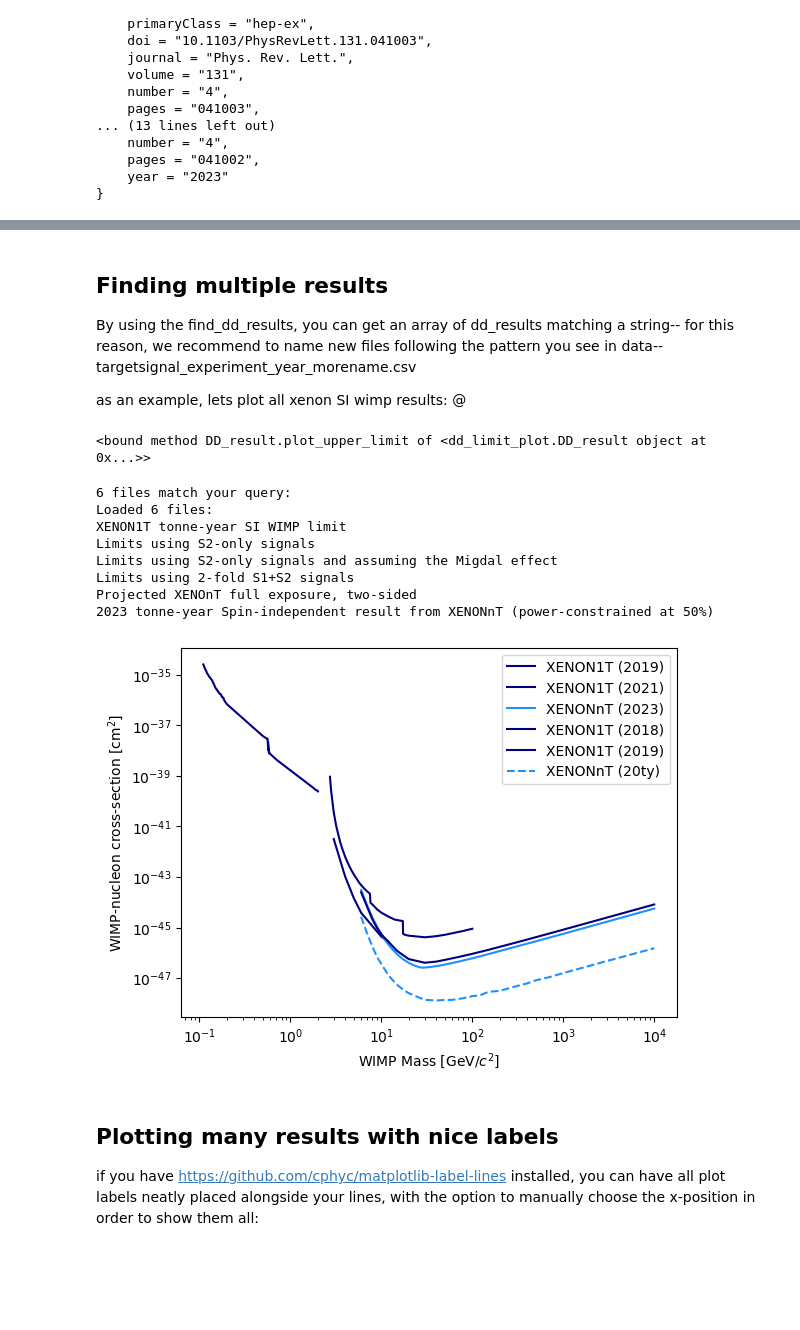
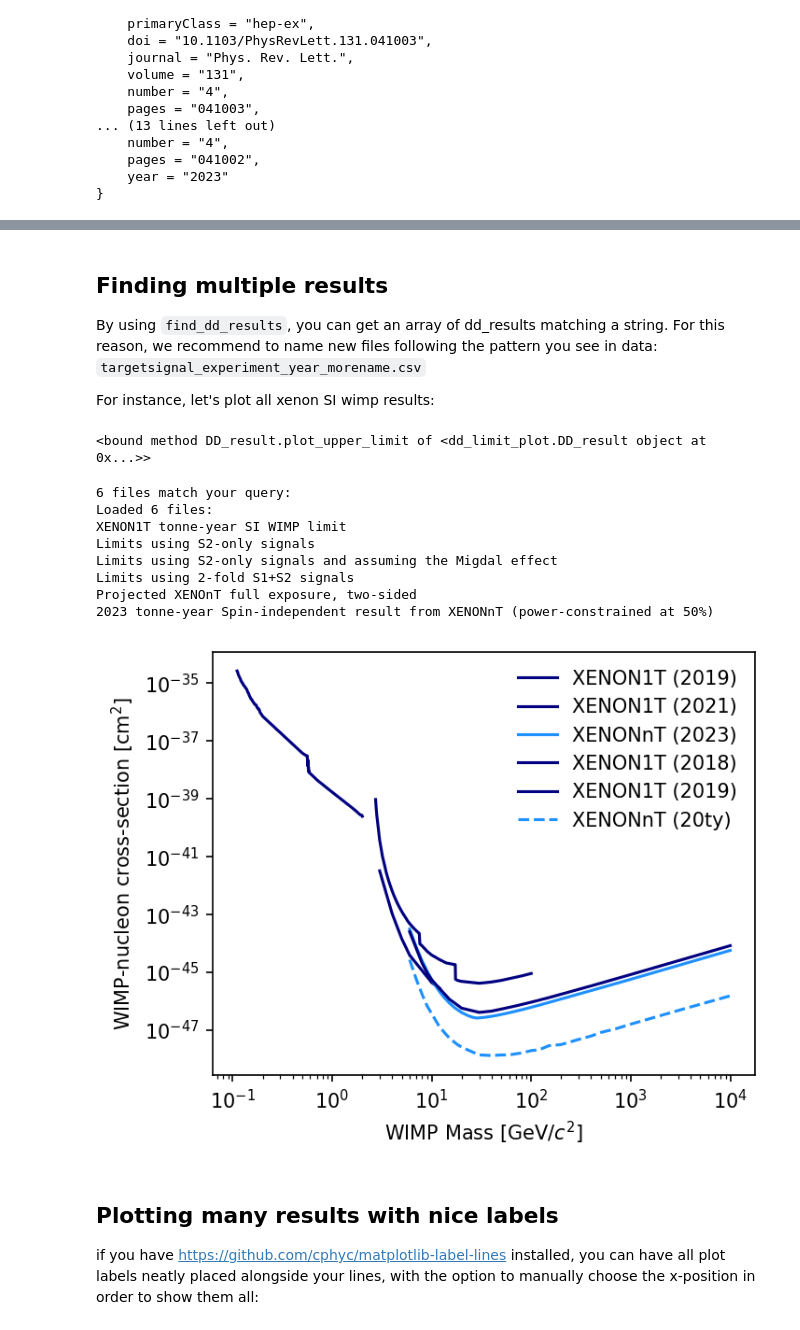
Before and after one commit to kdund/dd_limit_plot, a Jupyter notebook: notebooks/example_plot.ipynb, the cells around one changed output, grey strips where cells are left out. Saved outputs shown, nothing was run; the diff lists cells and outputs as text; code cells hidden in the pictures; blank space fills up the shorter version.

```diff
--- a/notebooks/example_plot.ipynb
+++ b/notebooks/example_plot.ipynb
@@ -83,9 +98,9 @@ plt.show()
 ## Finding multiple results
 
 
-   By using the find_dd_results, you can get an array of dd_results matching a string-- for this reason, we recommend to name new files following the pattern you see in data-- targetsignal_experiment_year_morename.csv
+By using `find_dd_results`, you can get an array of dd_results matching a string. For this reason, we recommend to name new files following the pattern you see in data: `targetsignal_experiment_year_morename.csv`
 
-as an example, lets plot all xenon SI wimp results: @
+For instance, let's plot all xenon SI wimp results:
 # %%
 xenon_limit.plot_upper_limit
 # %% [output]
@@ -93,30 +108,30 @@ xenon_limit.plot_upper_limit
 # %%
 xenon_results = find_dd_results("WIMPSI_XENON*")
 
-plt.clf()
+fig = plt.subplots(figsize=(5,4), dpi=150)
 for k,result in xenon_results.items():
     try: #some of the files are projections that do not have upper limits
         result.plot_upper_limit(label=result.label)
     except:
         result.plot_sensitivity(label=result.label)
 
 
-plt.legend()
 plt.yscale("log")
 plt.xscale("log")
 plt.xlabel("WIMP Mass [GeV$/c^2$]")
 plt.ylabel("WIMP-nucleon cross-section [cm$^2$]")
+plt.legend(loc='upper right', fontsize='medium', frameon=False)
 plt.show()
 # %% [output]
 6 files match your query:
 Loaded 6 files:
 XENON1T tonne-year SI WIMP limit
 Limits using S2-only signals
 Limits using S2-only signals and assuming the Migdal effect
 Limits using 2-fold S1+S2 signals
 Projected XENOnT full exposure, two-sided
 2023 tonne-year Spin-independent result from XENONnT (power-constrained at 50%)
-[figure, old version]
+[figure, new version]
 # %% [markdown]
 ## Plotting many results with nice labels
 if you have https://github.com/cphyc/matplotlib-label-lines installed, you can have all plot labels neatly placed alongside your lines, with the option to manually choose the x-position in order to show them all:
```
Also changed, not shown: parts of 10 cells of this notebook.
